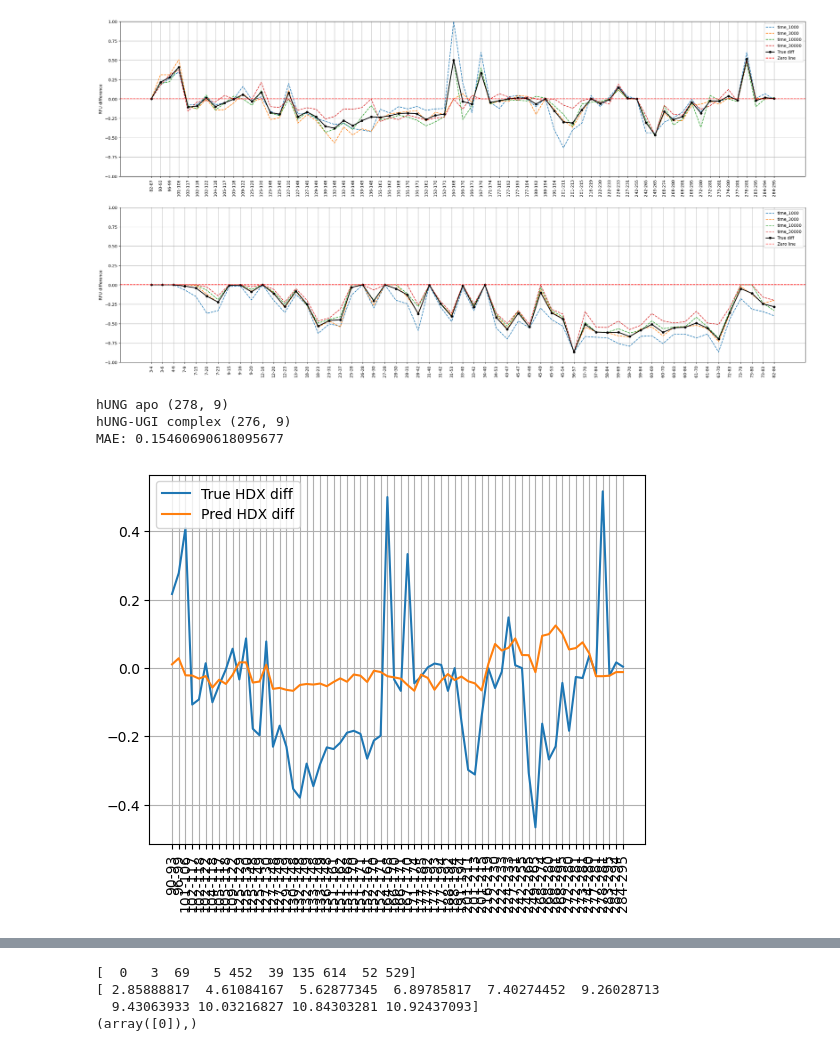
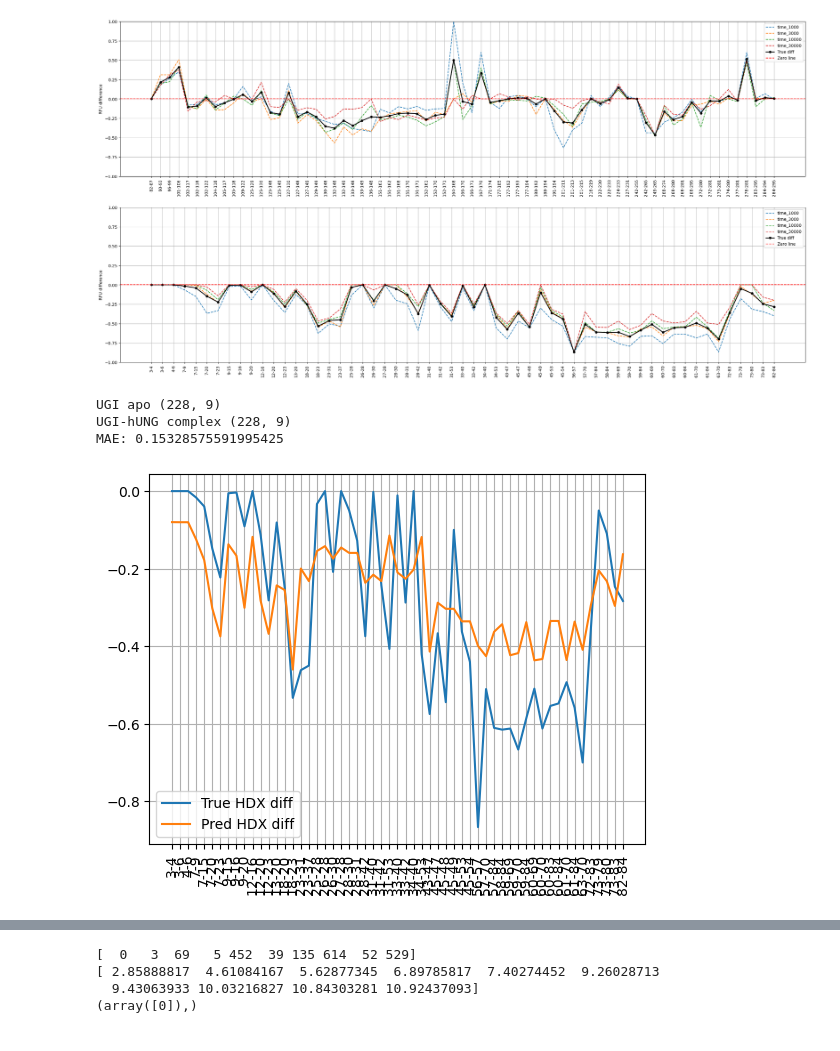
Before and after one commit to SuperChrisW/HDXRank, a Jupyter notebook: script/test.ipynb, the cells around one changed output, grey strips where cells are left out. Cells and saved outputs as stored; diff of their text form; code cells hidden in the pictures.

```diff
--- a/script/test.ipynb
+++ b/script/test.ipynb
@@ -4,7 +4,7 @@ import numpy as np
 import matplotlib.pyplot as plt
 # %%
 protein_name = 'Hdock_Wuhan+V16ext'
-fpath = f'/home/lwang/models/HDX_LSTM/data/Latest_test/hdock/prediction/HDX_pred_cluster2.csv'
+fpath = f'/home/lwang/models/HDX_LSTM/data/Latest_test/hdock/prediction/HDX_pred_GN_cluster2_hop1_v1.csv'
 df = pd.read_csv(fpath)
 print(df.shape)
 print(df.columns)
@@ -134,47 +134,47 @@ from sklearn.metrics import mean_absolute_error
 
 HDX_fpath = '/home/lwang/models/HDX_LSTM/data/Latest_test/hdock/HDX_files/BioChem_UNGUGI_revised.xlsx'
 
-'''apo_states = [('UGI', 'apo', 0)]
+apo_states = [('UGI', 'apo', 0)]
 complex_states = [('UGI-hUNG', 'complex', 0)]
 true_diff, diff_RFU_mtx = get_true_diff(HDX_fpath, apo_states, complex_states)
 complex_pred_df = df[(df['Batch'] == '1UGH')]
-apo_pred_df = df[df['Batch'] == '1UGI']'''
+apo_pred_df = df[df['Batch'] == '1UGI']
 
-apo_states = [('hUNG', 'apo', -9)]
+'''apo_states = [('hUNG', 'apo', -9)]
 complex_states = [('hUNG-UGI', 'complex', -9)]
 true_diff, diff_RFU_mtx = get_true_diff(HDX_fpath, apo_states, complex_states)
 complex_pred_df = df[(df['Batch'] == '1UGH')]
-apo_pred_df = df[df['Batch'] == '1AKZ']
+apo_pred_df = df[df['Batch'] == '1AKZ']'''
 
 pred_diff = {}
 for key in true_diff.keys():
     if key in complex_pred_df['Range'].values and key in apo_pred_df['Range'].values:
         complex_value = complex_pred_df[complex_pred_df['Range'] == key]['Y_Pred'].values[0]
         apo_value = apo_pred_df[apo_pred_df['Range'] == key]['Y_Pred'].values[0]
         pred_diff[key] = complex_value - apo_value
 
 trim_true_diff = {key: true_diff[key] for key in pred_diff.keys()}
 
 x_labels = list(pred_diff.keys())
 x_index = np.arange(len(x_labels))
 y_true = np.array([trim_true_diff[key] for key in x_labels])
 y_pred = np.array([pred_diff[key] for key in x_labels])
 
 MAE = mean_absolute_error(y_true, y_pred)
 print('MAE:', MAE)
 
 plt.xticks(x_index, x_labels, rotation=90)
 plt.plot(x_labels, y_true, label='True HDX diff')
 plt.plot(x_labels, y_pred, label='Pred HDX diff')
 #plt.axhline(y=0, color='r', linestyle='--')
 plt.grid(True)
 plt.legend()
 plt.show()
 # %% [output]
-hUNG apo (278, 9)
-hUNG-UGI complex (276, 9)
-MAE: 0.15460690618095677
+UGI apo (228, 9)
+UGI-hUNG complex (228, 9)
+MAE: 0.15328575591995425
-[figure, old version]
+[figure, new version]
 # %%
 ## extract binding site
 
```
Also changed, not shown: parts of 5 cells of this notebook.
